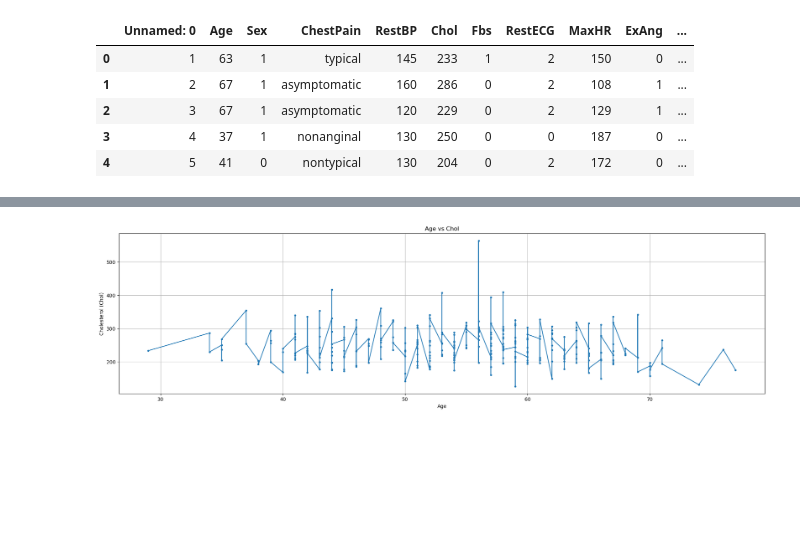
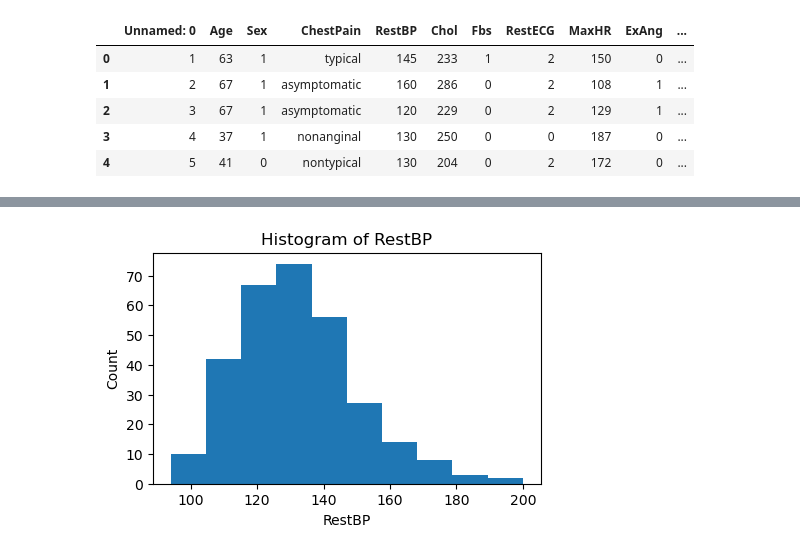
Before and after one commit to devbh04/ml_lab_assignments, a Jupyter notebook: Assignment_2/Assignment2.ipynb, the cells around one changed output, grey strips where cells are left out. Cells and saved outputs as stored; diff of their text form; code cells hidden in the pictures; blank space fills up the shorter version.

```diff
--- a/Assignment_2/Assignment2.ipynb
+++ b/Assignment_2/Assignment2.ipynb
@@ -57,13 +37,9 @@ plt.show()
-# %%
-#Line Chart
-AgeArr = np.array(df['Age'])
-SortedAgeArr = np.sort(AgeArr)
-plt.figure(figsize=(24, 6))
-plt.plot(SortedAgeArr, df['Chol'], marker='.')
-plt.title('Age vs Chol')
-plt.xlabel('Age')
-plt.ylabel('Cholesterol (Chol)')
-plt.grid(True)
-plt.show()
-# %% [output]
-[figure, removed]
+# %%
+plt.figure(figsize=(5, 3))
+plt.hist(df["RestBP"])
+plt.title("Histogram of RestBP")
+plt.xlabel("RestBP")
+plt.ylabel("Count")
+plt.show()
+# %% [output]
+[figure, added]
```
Also changed, not shown: parts of 22 cells of this notebook.
